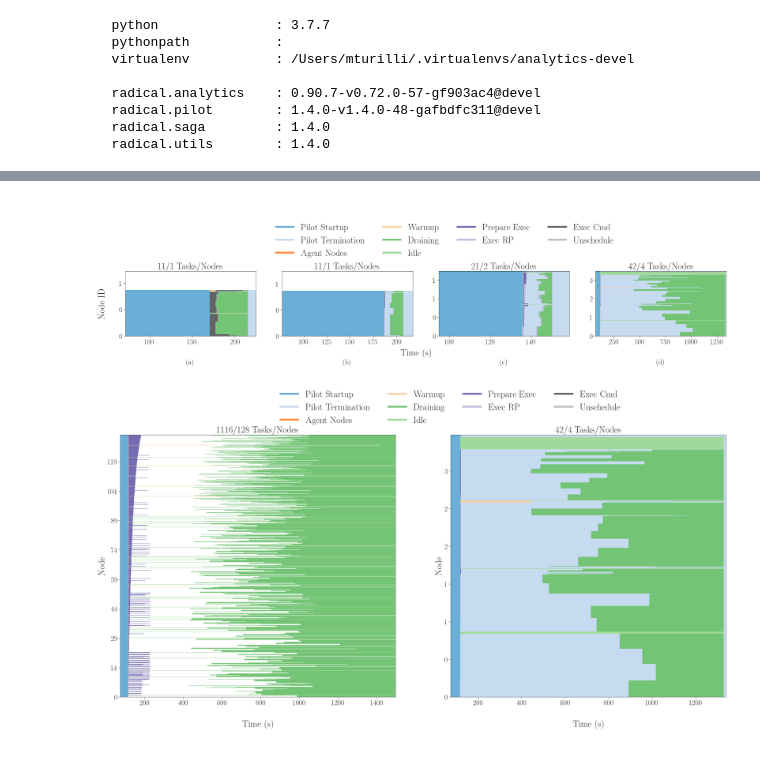
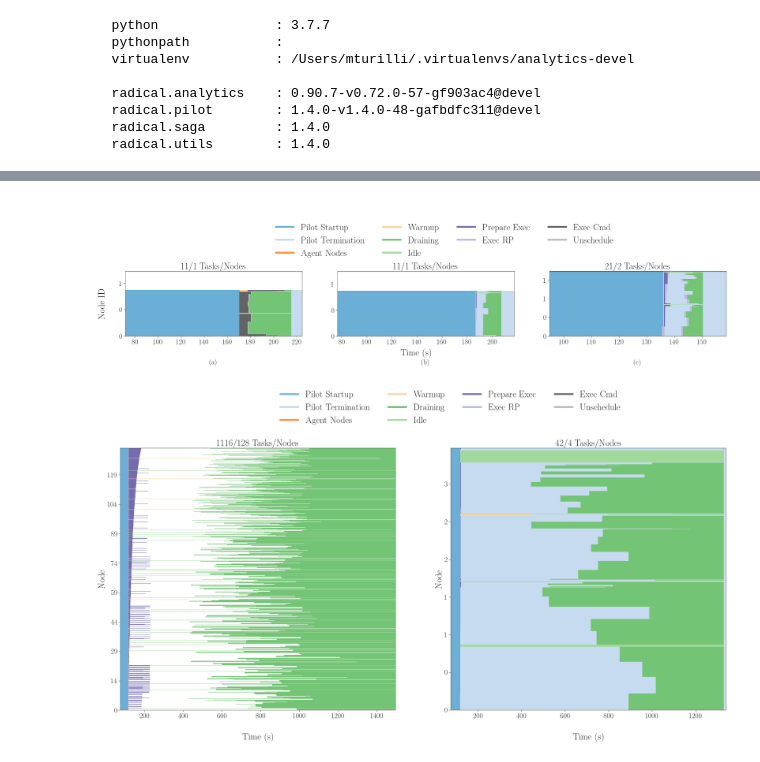
Before and after one commit to radical-experiments/summit_prrte, a Jupyter notebook: analysis/paper_ornl_2.ipynb, the cells around one changed output, grey strips where cells are left out. Drawn from its saved outputs; the diff is of its cells as text; code cells hidden in the pictures.

```diff
--- a/analysis/paper_ornl_2.ipynb
+++ b/analysis/paper_ornl_2.ipynb
@@ -52,22 +54,20 @@ for sid in suds:
                     'ngpus' : ss[sid]['p'].get(uid=ss[sid]['pid'])[0].description['gpus']})
     ss[sid].update({'nnodes': ss[sid]['ngpus']/6})
 # %%
+info = []
 for sid in suds:
-    print("""
-%s:
-\tName of the HPC platform: %s
-\tPilot launch method: %s
-\tNumber of pilots requested: %i
-\tNumber of pilots active: %i
-\tNumber of requested cores: %i
-\tNumber of requested GPUs: %s
-\tNumber of requested nodes: %i
-\tNumber of nodes asked: %i
-\tNumber of tasks executed: %i
-\tNumber of tasks successfully executed: %i
-\tNumber of failed tasks: %i
-""" % (sid              , ss[sid]['pres']  , ss[sid]['lm'],
-       ss[sid]['npilot'], ss[sid]['npact'] , ss[sid]['ncores']/4,
-       ss[sid]['ngpus'] , ss[sid]['nnodes'], ss[sid]['ncores']/168,
-       ss[sid]['nunit'] , ss[sid]['nudone'], ss[sid]['nufail']))
+    info.append({'session'  : sid,
+                 'resource' : ss[sid]['pres'],
+                 'pilot_lm' : ss[sid]['lm'],
+                 'pilots'   : ss[sid]['npilot'],
+                 'ps_active': ss[sid]['npact'],
+                 'cores'    : ss[sid]['ncores']/4,
+                 'gpus'     : ss[sid]['ngpus'],
+                 'nodes'    : ss[sid]['nnodes'],
+                 'tasks'    : ss[sid]['nunit'],
+                 'ts_done'  : ss[sid]['nudone'],
+                 'ts_failed': ss[sid]['nufail']})
+
+df_info = pd.DataFrame(info)
+df_info
 # %% [output]
@@ -153,6 +143,8 @@ UNIT_DURATIONS_DEBUG = {
     }
 }
 # %%
+%%capture capt
+
 u_durations = {}
 
 for sid in suds:
@@ -167,5 +159,5 @@ for sid in suds:
                 durations[k] = unit.duration(event=v)
             except:
                 print("WARNING: %s: %s: event %s missing" % (sid, uid, v))
-                pass
+                durations[k] = 0
         u_durations[sid].update({uid: durations})
@@ -309,7 +265,9 @@ def update_ticks(x, pos):
     return int(x/168)
 #     return int(x)
 # %%
-skip = ['rp.session.login4.mturilli1.018444.0001']
+skip = ['rp.session.login4.mturilli1.018444.0001',
+        'rp.session.login4.mturilli1.018444.0003',
+        'rp.session.login4.mturilli1.018444.0004']
 nsids = len(suds) - len(skip)
 
 fwidth = 36
@@ -371,40 +329,41 @@ for sid in suds:
                     x_min = min(x_min, orig_x)
                     y_min = min(y_min, orig_y)
                     x_max = max(x_max, orig_x + width)
                     y_max = max(y_max, orig_y + height)
 
                     patch = mpl.patches.Rectangle((orig_x, orig_y),
                                                   width, height,
                                                   facecolor=color,
                                                   edgecolor='black',
                                                   fill=True, lw=0.0)
                     ax.add_patch(patch)
 
     ax.set_xlim([x_min, x_max])
     ax.set_ylim([y_min, y_max])
 
     ax.set_xlabel('(%s)' % j, labelpad=45)
     ax.yaxis.set_major_formatter(mticker.FuncFormatter(update_ticks))
 
     i = i+1
     j = chr(ord(j) + 1)
 
 # Add common axes lables
 fig.text(0.09,  0.5, 'Node ID' , va='center', rotation='vertical', fontsize=30)
 fig.text(0.5 , -0.1, 'Time (s)', ha='center', fontsize=30)
 
 # Add legend
 fig.legend(legend, [m[0] for m in metrics_default], loc='upper center',
            bbox_to_anchor=(0.45, 1.77), fontsize=30, ncol=4)
 
-plt.savefig('figures/ru_summit_prrte.pdf', dpi=300, bbox_inches='tight')
-plt.savefig('figures/ru_summit_prrte.png', dpi=300, bbox_inches='tight')
+plt.savefig('figures/ru_summit_prrte_tests.pdf', dpi=300, bbox_inches='tight')
+plt.savefig('figures/ru_summit_prrte_tests.png', dpi=300, bbox_inches='tight')
 # %% [output]
-[figure, old version]
+[figure, new version]
 # %%
 skip = ['rp.session.login3.mturilli1.018442.0011',
         'rp.session.login3.mturilli1.018442.0012',
-        'rp.session.login4.mturilli1.018444.0000']
+        'rp.session.login4.mturilli1.018444.0000',
+        'rp.session.login4.mturilli1.018444.0004']
 nsids = len(suds) - len(skip)
 
 fwidth = 36
@@ -491,15 +450,11 @@ for sid in suds:
     i = i+1
     j = chr(ord(j) + 1)
 
-# Add common axes lables
-# fig.text(0.09,  0.5, 'Node ID' , va='center', rotation='vertical', fontsize=30)
-# fig.text(0.5 , 0, 'Time (s)', ha='center', fontsize=30)
-
 # Add legend
 ax.legend(legend, [m[0] for m in metrics_default], loc='upper center',
            bbox_to_anchor=(0, 1.25), fontsize=30, ncol=4)
 
-plt.savefig('figures/ru_summit_prrte.pdf', dpi=300, bbox_inches='tight')
-plt.savefig('figures/ru_summit_prrte.png', dpi=300, bbox_inches='tight')
+plt.savefig('figures/ru_summit_prrte_single_gen.pdf', dpi=300, bbox_inches='tight')
+plt.savefig('figures/ru_summit_prrte_single_gen.png', dpi=300, bbox_inches='tight')
 # %% [output]
-[figure, old version]
+[figure, new version]
```
Also changed, not shown: parts of 6 cells of this notebook, 8 other files.
